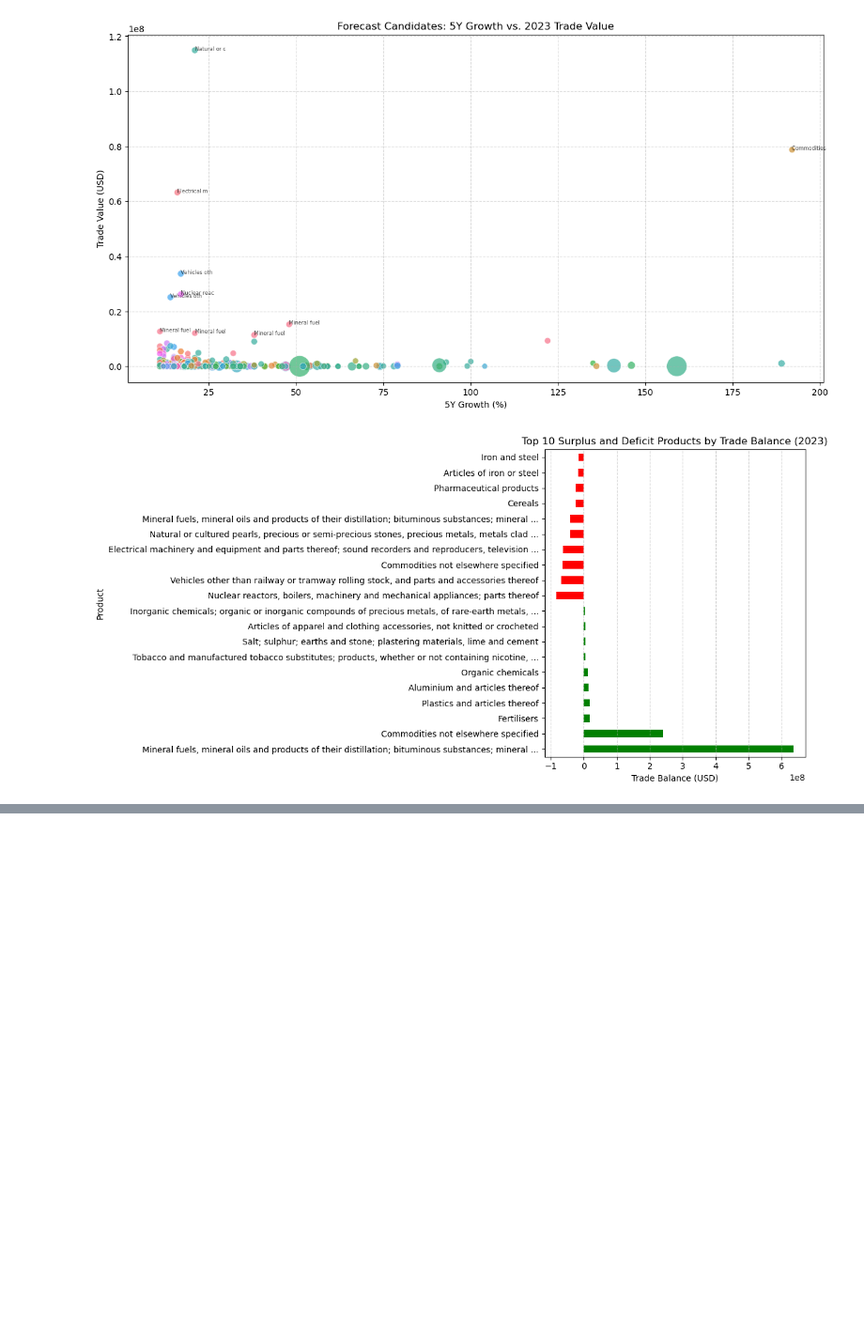
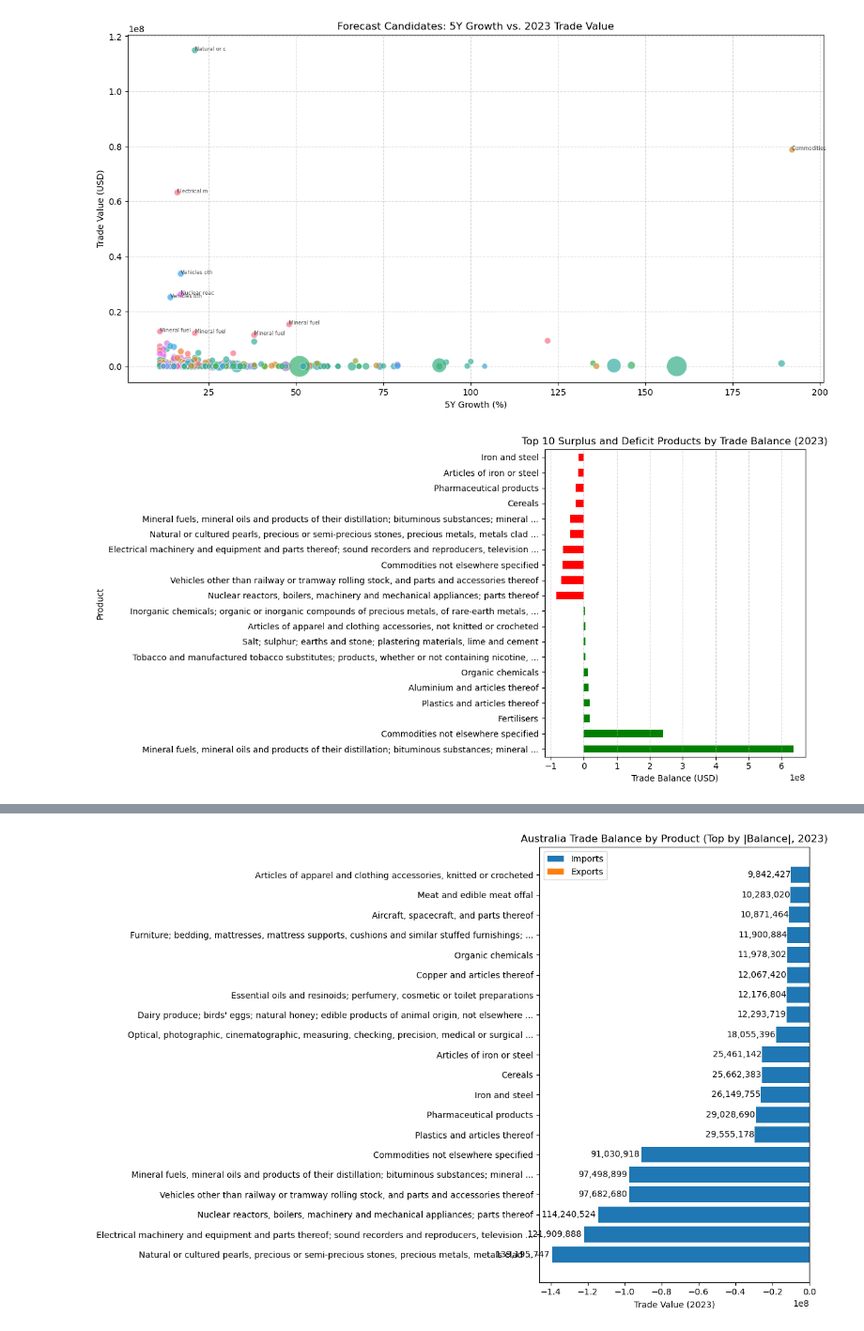
Before and after one commit to Gaurabh23/Bilateral-Trade-Analyais-of-Middle-East-and-Australia, a Jupyter notebook: EDA.ipynb, the cells around one changed output, grey strips where cells are left out. Shown at 94% size. Drawn from its saved outputs; the diff is of its cells as text; code cells hidden in the pictures; blank space fills up the shorter version.

```diff
--- a/EDA.ipynb
+++ b/EDA.ipynb
@@ -324,0 +398,71 @@ plt.show()
+# %%
+#Product level trade balance.
+# Ensure expected columns exist
+required_cols = {"Product", "Direction", "Value_2023"}
+missing = required_cols - set(df.columns)
+if missing:
+    raise ValueError(f"Missing required columns: {missing}")
+
+# Clean numeric
+df["Value_2023"] = pd.to_numeric(df["Value_2023"], errors="coerce")
+df = df.dropna(subset=["Value_2023"])
+
+# Standardize direction labels
+df["Direction"] = df["Direction"].str.strip().str.title()  # e.g., 'Export'/'Import'
+
+# (Optional) FILTER to a specific country if you want per-country product view:
+# COUNTRY_FILTER = "UAE"
+# df = df[df["Country"] == COUNTRY_FILTER]
+
+# Aggregate: sum exports/imports by product (across all countries by default)
+prod_pivot = (
+    df.groupby(["Product", "Direction"])["Value_2023"]
+      .sum()
+      .unstack(fill_value=0)
+      .rename(columns={"Export": "Exports", "Import": "Imports"})
+)
+
+# Ensure both columns exist even if one direction is missing in data
+for col in ["Exports", "Imports"]:
+    if col not in prod_pivot.columns:
+        prod_pivot[col] = 0.0
+
+# Compute trade balance & choose top products by |balance|
+prod_pivot["Trade_Balance"] = prod_pivot["Exports"] - prod_pivot["Imports"]
+prod_pivot["Abs_Balance"] = prod_pivot["Trade_Balance"].abs()
+
+TOP_N = 20
+prod_top = prod_pivot.sort_values("Abs_Balance", ascending=False).head(TOP_N)
+
+# Sort visually by actual balance so deficits appear at bottom/top consistently
+prod_top = prod_top.sort_values("Trade_Balance")
+
+# --- Plot divergent bar ---
+fig, ax = plt.subplots(figsize=(12, 8))
+
+y = np.arange(len(prod_top.index))
+ax.barh(y, -prod_top["Imports"].values, label="Imports")
+ax.barh(y,  prod_top["Exports"].values, label="Exports")
+
+# Zero line
+ax.axvline(0, linewidth=1, color="black")
+
+# Labels & formatting
+ax.set_yticks(y)
+ax.set_yticklabels(prod_top.index)
+ax.set_xlabel("Trade Value (2023)")
+ax.set_title("Australia Trade Balance by Product (Top by |Balance|, 2023)")
+
+# Light value annotations (optional)
+for i, (ex, im) in enumerate(zip(prod_top["Exports"].values,
+                                 prod_top["Imports"].values)):
+    if ex != 0:
+        ax.text(ex + (ex*0.01 if ex>0 else 1), i, f"{int(ex):,}", va="center")
+    if im != 0:
+        ax.text(-(im + (im*0.01 if im>0 else 1)), i, f"{int(im):,}", va="center", ha="right")
+
+ax.legend()
+plt.tight_layout()
+plt.show()
+# %% [output]
+[figure, added]
```
Also changed, not shown: parts of 7 cells of this notebook.
